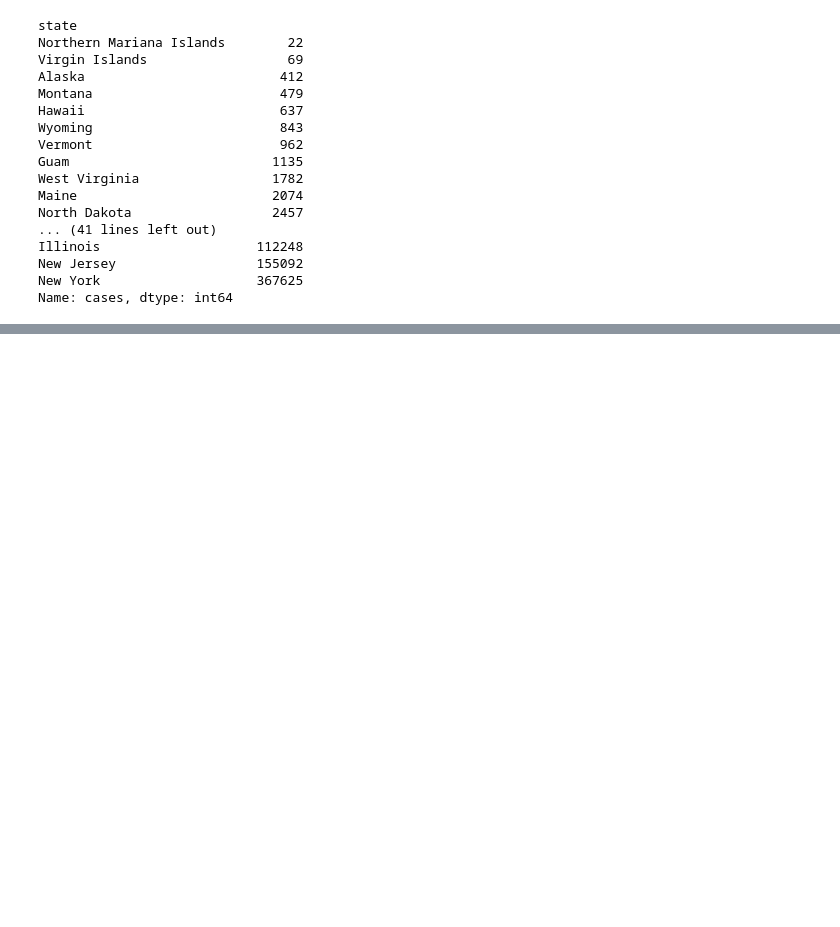
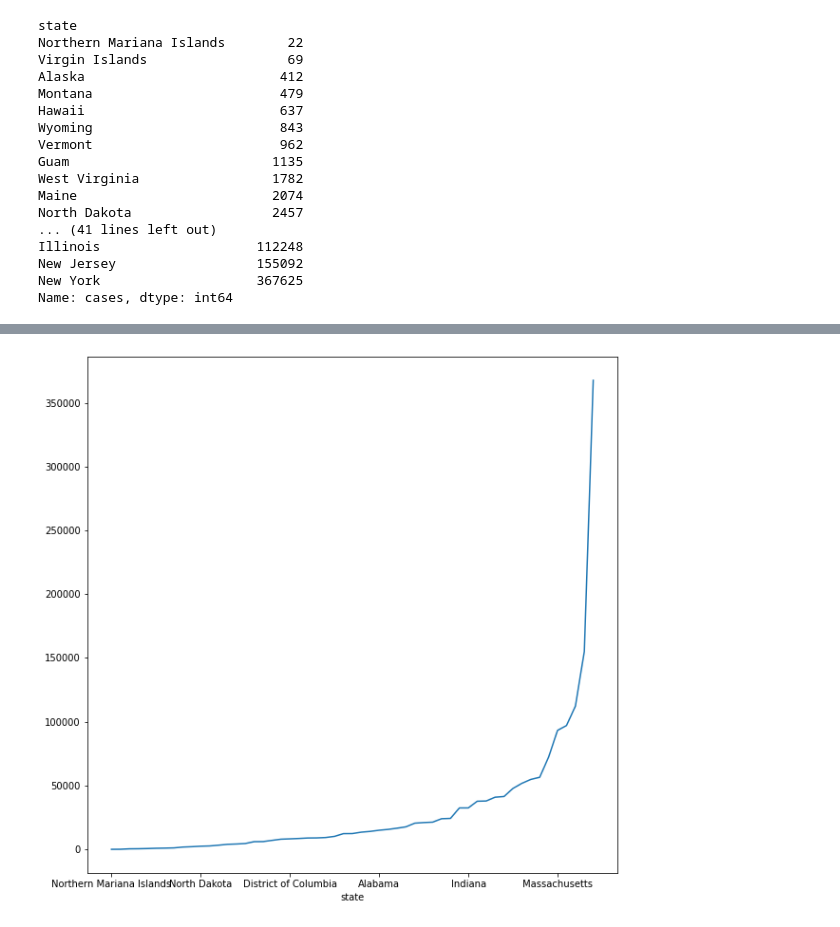
Before and after one commit to Vaisakh-Babu/pandas_practice, a Jupyter notebook: covid19data_practice_01.ipynb, the cells around one changed output, grey strips where cells are left out. Drawn from its saved outputs; the diff is of its cells as text; code cells hidden in the pictures; blank space fills up the shorter version.

```diff
--- a/covid19data_practice_01.ipynb
+++ b/covid19data_practice_01.ipynb
@@ -145,0 +190,2 @@ Name: cases, dtype: int64
+# %%
+state_dataset = df.groupby('state')['cases'].max().sort_values().to_frame().reset_index()
@@ -145,0 +243,6 @@ Name: cases, dtype: int64
+# %%
+plt.figure(figsize = (10,10))
+state_dataset.set_index('state').cases.plot()
+plt.show()
+# %% [output]
+[figure, added]
```
Also changed, not shown: parts of 11 cells of this notebook.
